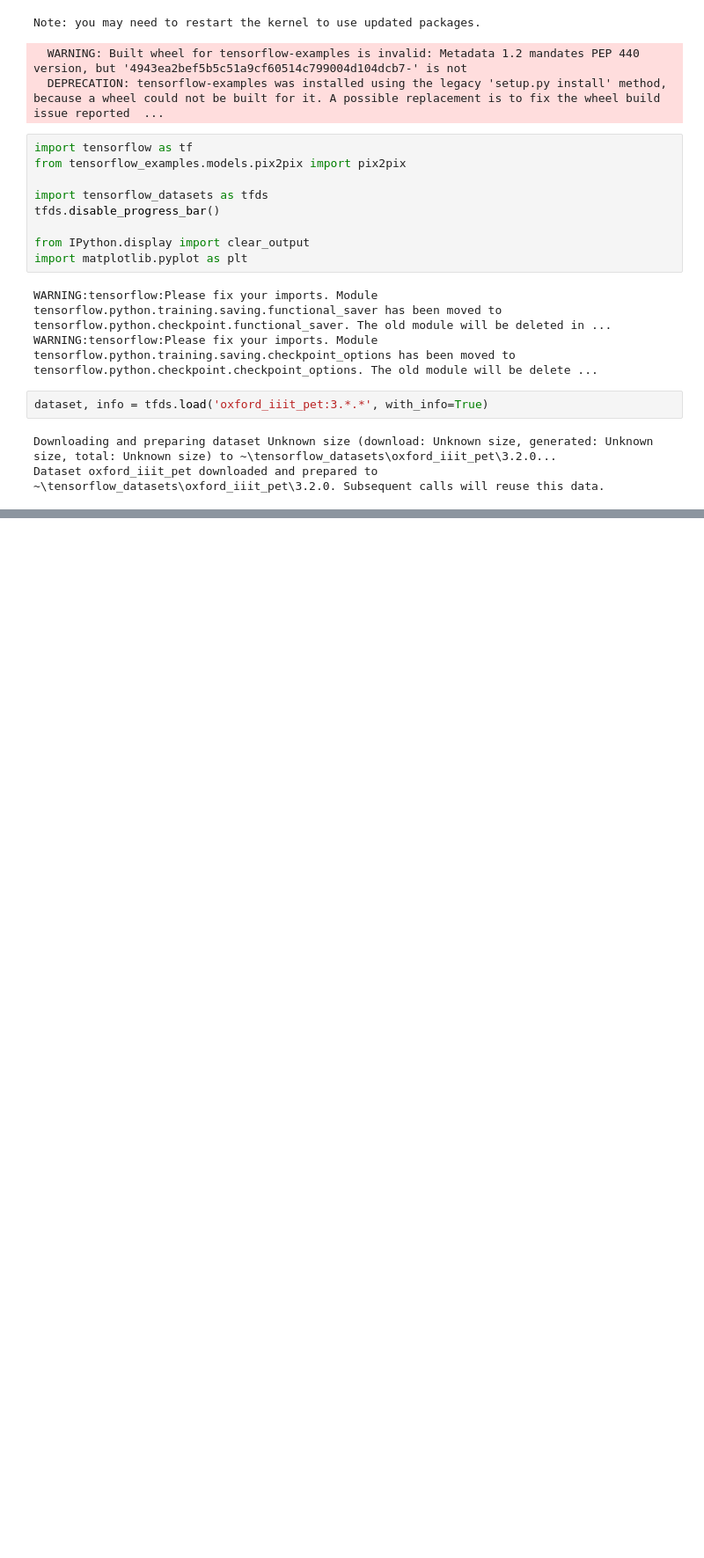
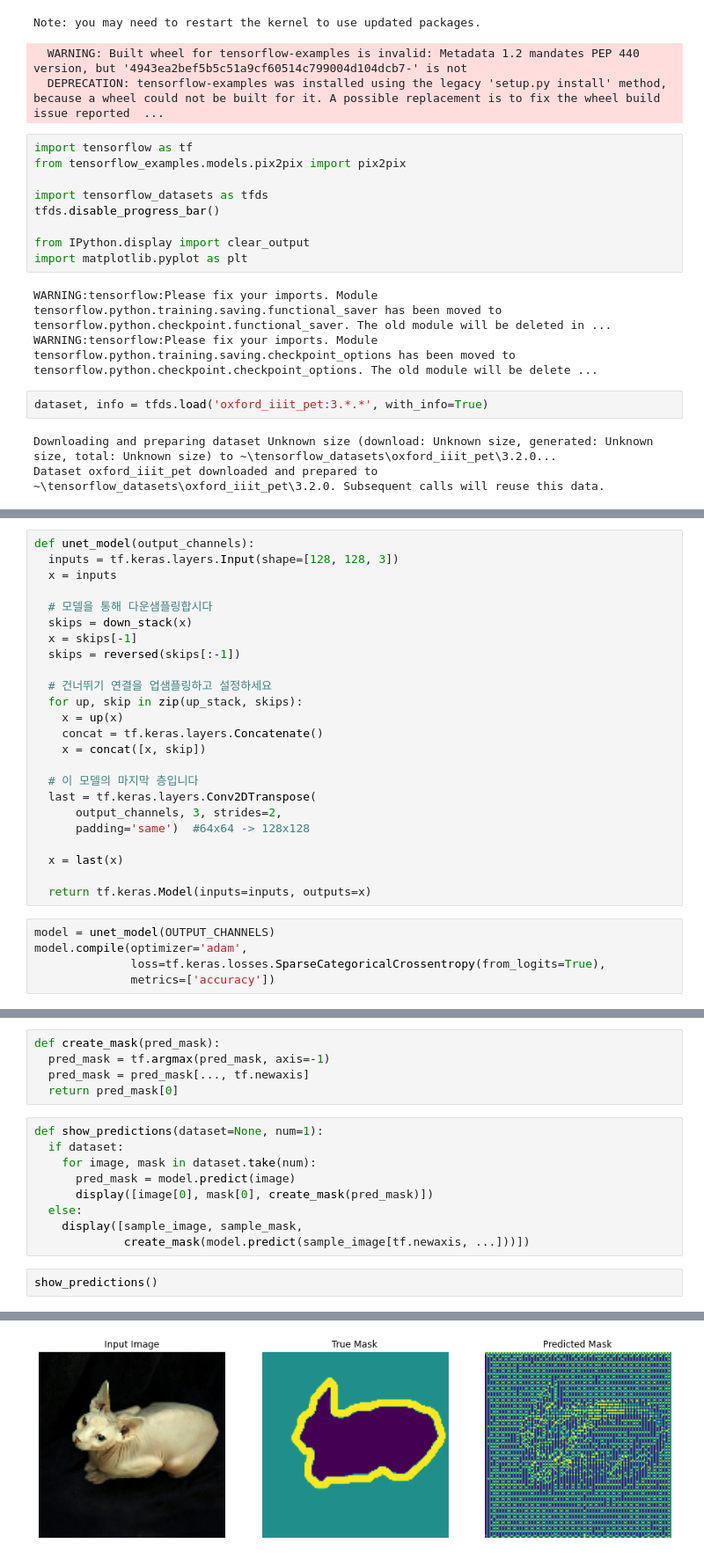
Before and after one commit to nohhongju/jupyter, a Jupyter notebook: ad_image_segmentation.ipynb, the cells around one changed output, grey strips where cells are left out. Shown at 88% size. Saved outputs shown, nothing was run; the diff lists cells and outputs as text; blank space fills up the shorter version.

```diff
--- a/ad_image_segmentation.ipynb
+++ b/ad_image_segmentation.ipynb
@@ -25,0 +111,29 @@ Dataset oxford_iiit_pet downloaded and prepared to ~\tensorflow_datasets\oxford_
+# %%
+def unet_model(output_channels):
+  inputs = tf.keras.layers.Input(shape=[128, 128, 3])
+  x = inputs
+
+  # 모델을 통해 다운샘플링합시다
+  skips = down_stack(x)
+  x = skips[-1]
+  skips = reversed(skips[:-1])
+
+  # 건너뛰기 연결을 업샘플링하고 설정하세요
+  for up, skip in zip(up_stack, skips):
+    x = up(x)
+    concat = tf.keras.layers.Concatenate()
+    x = concat([x, skip])
+
+  # 이 모델의 마지막 층입니다
+  last = tf.keras.layers.Conv2DTranspose(
+      output_channels, 3, strides=2,
+      padding='same')  #64x64 -> 128x128
+
+  x = last(x)
+
+  return tf.keras.Model(inputs=inputs, outputs=x)
+# %%
+model = unet_model(OUTPUT_CHANNELS)
+model.compile(optimizer='adam',
+              loss=tf.keras.losses.SparseCategoricalCrossentropy(from_logits=True),
+              metrics=['accuracy'])
@@ -25,0 +144,17 @@ Dataset oxford_iiit_pet downloaded and prepared to ~\tensorflow_datasets\oxford_
+# %%
+def create_mask(pred_mask):
+  pred_mask = tf.argmax(pred_mask, axis=-1)
+  pred_mask = pred_mask[..., tf.newaxis]
+  return pred_mask[0]
+# %%
+def show_predictions(dataset=None, num=1):
+  if dataset:
+    for image, mask in dataset.take(num):
+      pred_mask = model.predict(image)
+      display([image[0], mask[0], create_mask(pred_mask)])
+  else:
+    display([sample_image, sample_mask,
+             create_mask(model.predict(sample_image[tf.newaxis, ...]))])
+# %%
+show_predictions()
+# %% [output]
@@ -25,0 +162 @@ Dataset oxford_iiit_pet downloaded and prepared to ~\tensorflow_datasets\oxford_
+[figure, added]
```
Also changed, not shown: parts of 17 cells of this notebook, 21 other files.
